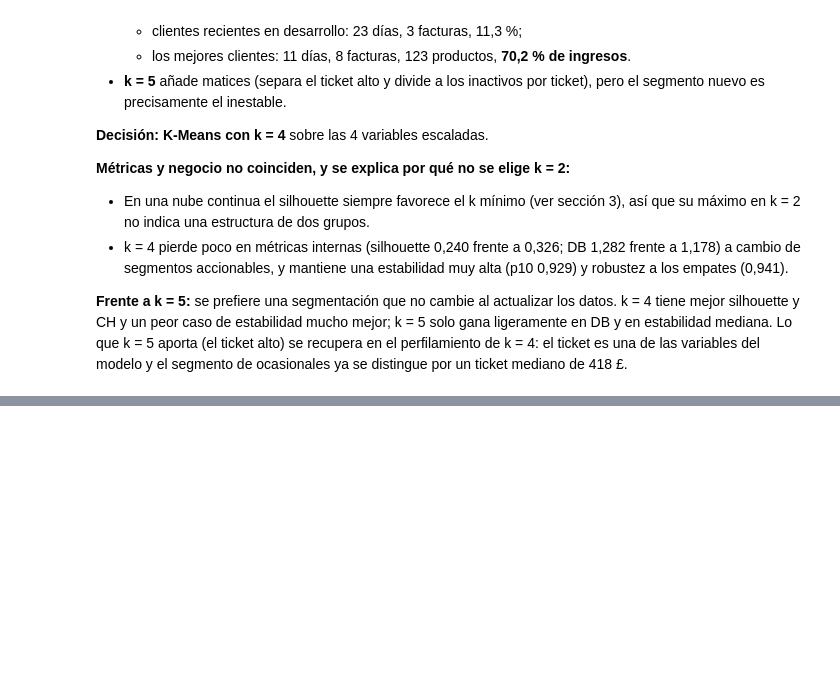
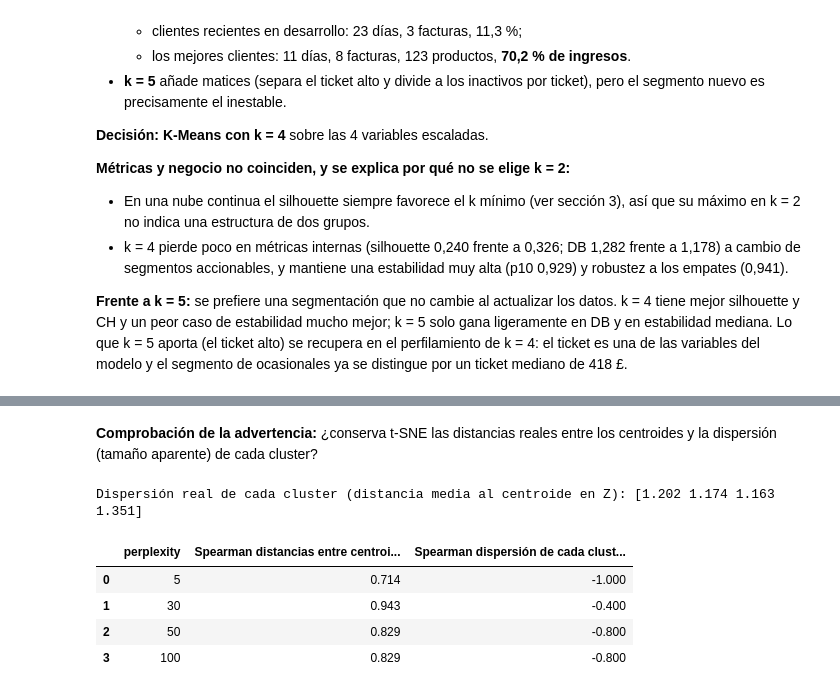
Before and after one commit to Andres766/proeyecto-mineria-de-datos, a Jupyter notebook: notebooks/03_modelado.ipynb, the cells around one changed output, grey strips where cells are left out. Cells and saved outputs as stored; diff of their text form; code cells hidden in the pictures; blank space fills up the shorter version.

```diff
--- a/notebooks/03_modelado.ipynb
+++ b/notebooks/03_modelado.ipynb
@@ -772,0 +805,26 @@ K_FINAL = 4   # decisión justificada en el texto anterior: K-Means con 4 segmen
+# %% [markdown]
+**Comprobación de la advertencia:** ¿conserva t-SNE las distancias reales entre los centroides y la dispersión (tamaño aparente) de cada cluster?
+# %%
+def dispersion(coordenadas, etiquetas, centroides):
+    return np.array([np.linalg.norm(coordenadas[etiquetas == c] - centroides[c], axis=1).mean() for c in range(len(centroides))])
+
+
+centroides_reales = np.vstack([Z[etiq_final_tmp == c].mean(axis=0) for c in range(K_FINAL)])
+dist_reales = pdist(centroides_reales)
+disp_reales = dispersion(Z, etiq_final_tmp, centroides_reales)
+filas = []
+for p in PERPLEXITIES:
+    centroides_tsne = np.vstack([coords_tsne[p][etiq_final_tmp == c].mean(axis=0) for c in range(K_FINAL)])
+    dist_tsne = pdist(centroides_tsne)
+    filas.append({"perplexity": p,
+                  "Spearman distancias entre centroides (real vs t-SNE)": spearmanr(dist_reales, dist_tsne).statistic,
+                  "Spearman dispersión de cada cluster (real vs t-SNE)": spearmanr(disp_reales, dispersion(coords_tsne[p], etiq_final_tmp, centroides_tsne)).statistic})
+print("Dispersión real de cada cluster (distancia media al centroide en Z):", disp_reales.round(3))
+pd.DataFrame(filas)
+# %% [output]
+Dispersión real de cada cluster (distancia media al centroide en Z): [1.202 1.174 1.163 1.351]
+|  | perplexity | Spearman distancias entre centroi... | Spearman dispersión de cada clust... |
+| 0 | 5 | 0.714 | -1.000 |
+| 1 | 30 | 0.943 | -0.400 |
+| 2 | 50 | 0.829 | -0.800 |
+| 3 | 100 | 0.829 | -0.800 |
```
Also changed, not shown: parts of 7 cells of this notebook.
